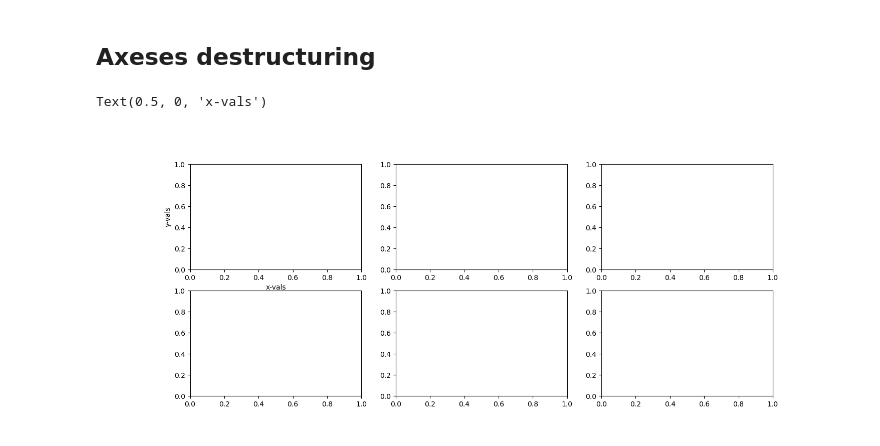
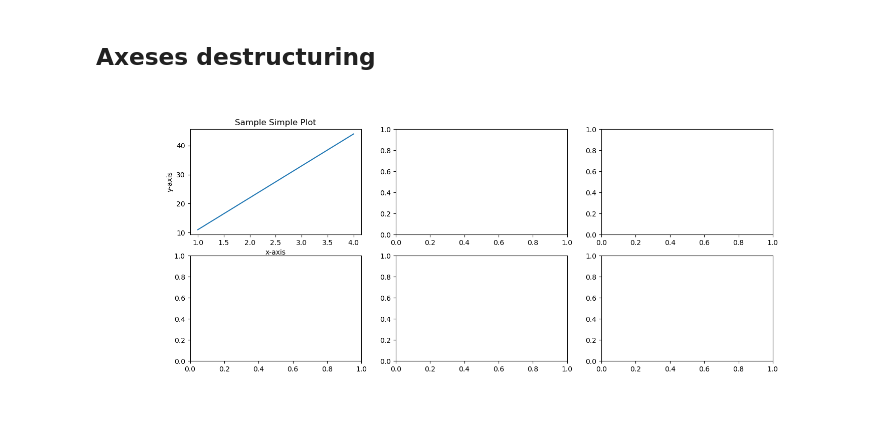
Before and after one commit to Alfablos/machine-learning-lab, a Jupyter notebook: 03_matplotlib/python/matplotlib.ipynb, the cells around one changed output. Cells and saved outputs as stored; diff of their text form; code cells hidden in the pictures.

```diff
--- a/03_matplotlib/python/matplotlib.ipynb
+++ b/03_matplotlib/python/matplotlib.ipynb
@@ -46,9 +49,12 @@ fig.show()
 # %%
 fig, ((top_left, middle_top, top_right), (bottom_left, middle_bottom, bottom_right)) = plt.subplots(nrows=2,
                                              ncols=3,
-                                             figsize=(15, 6))
+                                             figsize=(15, 6));
+
+# Top Left
 top_left.set_ylabel('y-vals')
 top_left.set_xlabel('x-vals')
+top_left.plot(x, y)
+top_left.set(title="Sample Simple Plot", xlabel="x-axis", ylabel="y-axis");
 # %% [output]
-Text(0.5, 0, 'x-vals')
-[figure, old version]
+[figure, new version]
```
Also changed, not shown: parts of 16 cells of this notebook, 1 other file.
